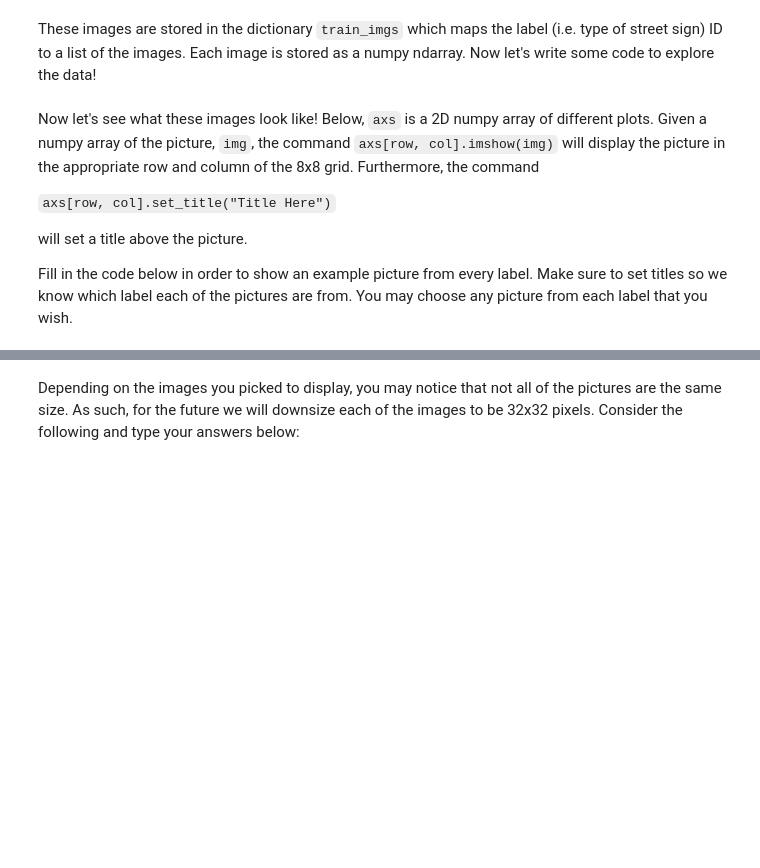
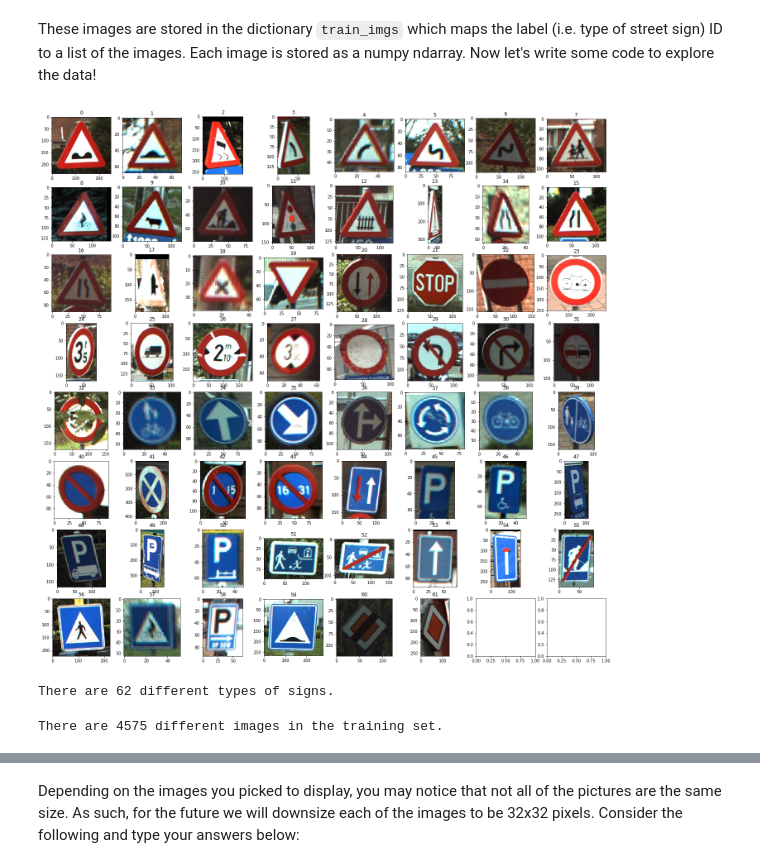
Before and after one commit to IanChar/AI4All, a Jupyter notebook: Notebook3_TrainingCNN.ipynb, the cells around one changed output, grey strips where cells are left out. Cells and saved outputs as stored; diff of their text form; code cells hidden in the pictures; blank space fills up the shorter version.

```diff
--- a/Notebook3_TrainingCNN.ipynb
+++ b/Notebook3_TrainingCNN.ipynb
@@ -56,8 +41,0 @@ These images are stored in the dictionary `train_imgs` which maps the label (i.e
-# %% [markdown]
-Now let's see what these images look like! Below, `axs` is a 2D numpy array of different plots. Given a numpy array of the picture, `img`, the command `axs[row, col].imshow(img)` will display the picture in the appropriate row and column of the 8x8 grid. Furthermore, the command
-
-`axs[row, col].set_title("Title Here")`
-
-will set a title above the picture.
-
-Fill in the code below in order to show an example picture from every label. Make sure to set titles so we know which label each of the pictures are from. You may choose any picture from each label that you wish.
@@ -66,0 +42,28 @@ fig, axs = plt.subplots(nrows=8, ncols=8, figsize=(24, 24))
+# %%
+"""
+The code below will visualize each of the different classes of street signs we are looking for.
+"""
+
+fig, axs = plt.subplots(nrows=8, ncols=8, figsize=(24, 24))
+idx = 0
+for label, pics in train_imgs.iteritems():
+    axs[int(idx / 8), idx % 8].imshow(np.random.choice(pics))
+    axs[int(idx / 8), idx % 8].set_title(label)
+    idx += 1
+plt.show()
+# %% [output]
+[figure, added]
+# %%
+"""
+The code below shows how many different types of signs are in our data.
+"""
+print 'There are %d different types of signs.' % len(train_imgs)
+# %% [output]
+There are 62 different types of signs.
+# %%
+"""
+This code shows how many images are in the training set.
+"""
+print 'There are %d different images in the training set.' % sum([len(imgs) for imgs in train_imgs.values()])
+# %% [output]
+There are 4575 different images in the training set.
```
Also changed, not shown: parts of 18 cells of this notebook, 2 other files.
